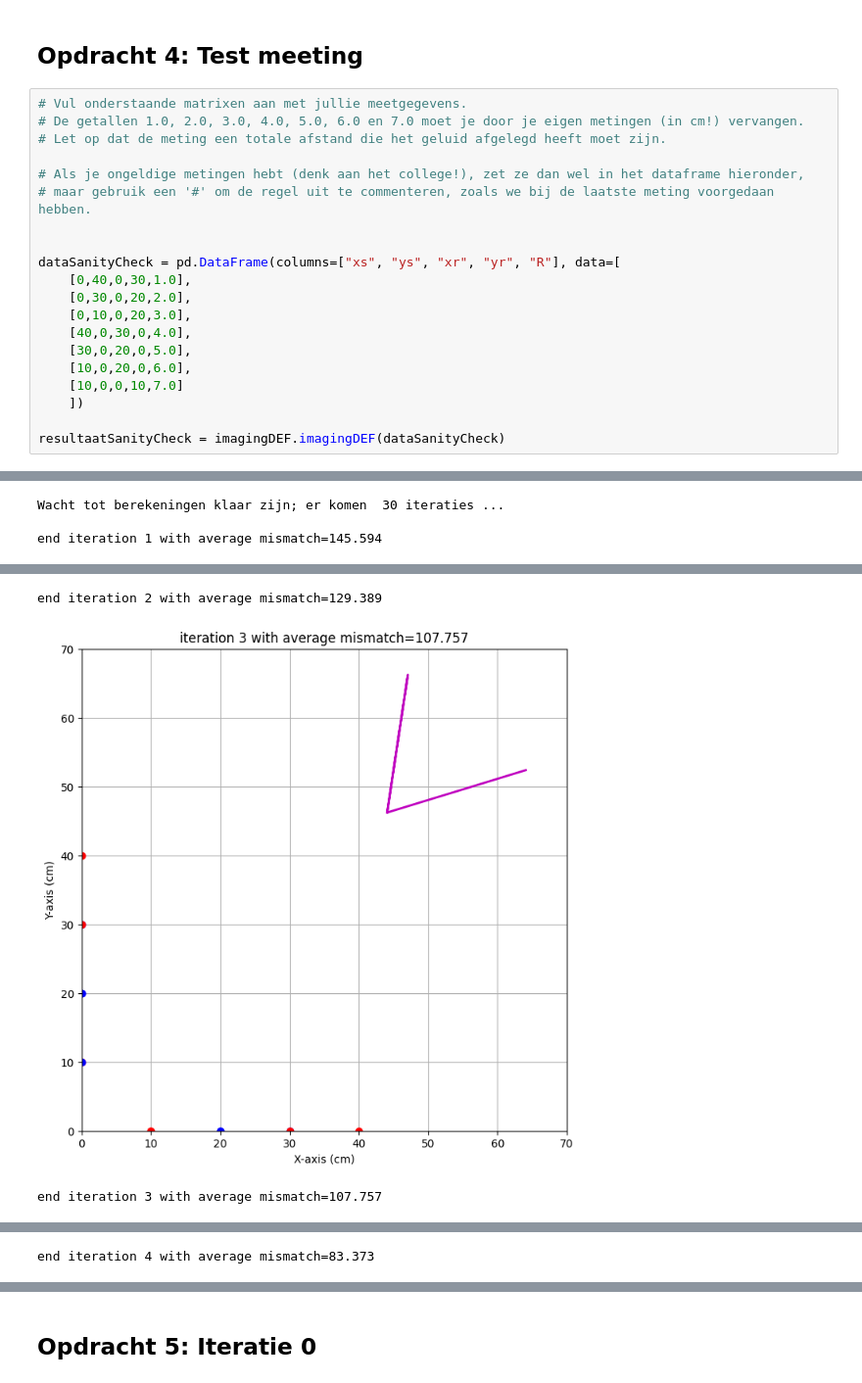
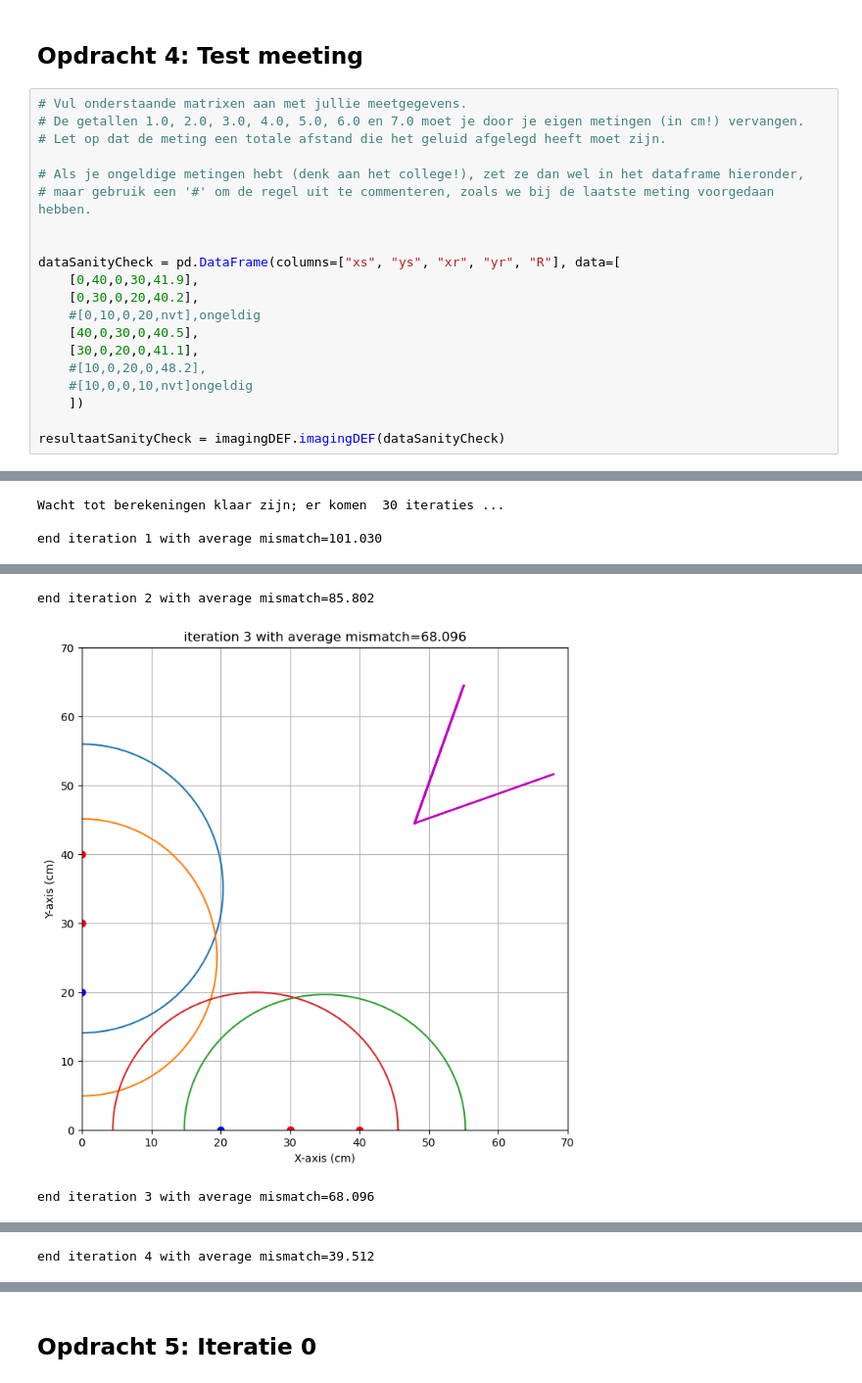
Before and after one commit to NNynke/DEF-D-assignments-N, a Jupyter notebook: FysiekeOntwerpopdrachten/4OntwerpEenAlgoritmeEchoAkoestisch/DEFOntwerpopdracht4AlgoritmeInvulTemplate.ipynb, the cells around one changed output, grey strips where cells are left out. Shown at 98% size. Saved outputs shown, nothing was run; the diff lists cells and outputs as text.

```diff
--- a/FysiekeOntwerpopdrachten/4OntwerpEenAlgoritmeEchoAkoestisch/DEFOntwerpopdracht4AlgoritmeInvulTemplate.ipynb
+++ b/FysiekeOntwerpopdrachten/4OntwerpEenAlgoritmeEchoAkoestisch/DEFOntwerpopdracht4AlgoritmeInvulTemplate.ipynb
@@ -54,13 +80,13 @@ kalibratie-opstelling groep [nummer]
 
 
 dataSanityCheck = pd.DataFrame(columns=["xs", "ys", "xr", "yr", "R"], data=[
-    [0,40,0,30,1.0],
-    [0,30,0,20,2.0],
-    [0,10,0,20,3.0],
-    [40,0,30,0,4.0],
-    [30,0,20,0,5.0],
-    [10,0,20,0,6.0],
-    [10,0,0,10,7.0]
+    [0,40,0,30,41.9],
+    [0,30,0,20,40.2],
+    #[0,10,0,20,nvt],ongeldig
+    [40,0,30,0,40.5],
+    [30,0,20,0,41.1],
+    #[10,0,20,0,48.2],
+    #[10,0,0,10,nvt]ongeldig
     ])
 
 resultaatSanityCheck = imagingDEF.imagingDEF(dataSanityCheck)
@@ -78,3 +101,3 @@ Running the imaging algorithm with the following data:
 Wacht tot berekeningen klaar zijn; er komen  30 iteraties ...
 
-end iteration 1 with average mismatch=145.594
+end iteration 1 with average mismatch=101.030
@@ -82,3 +105,3 @@ end iteration 1 with average mismatch=145.594
-end iteration 2 with average mismatch=129.389
+end iteration 2 with average mismatch=85.802
-[figure, old version]
+[figure, new version]
-end iteration 3 with average mismatch=107.757
+end iteration 3 with average mismatch=68.096
@@ -86 +109 @@ end iteration 3 with average mismatch=107.757
-end iteration 4 with average mismatch=83.373
+end iteration 4 with average mismatch=39.512
```
Also changed, not shown: parts of 11 cells of this notebook, 4 other files.
